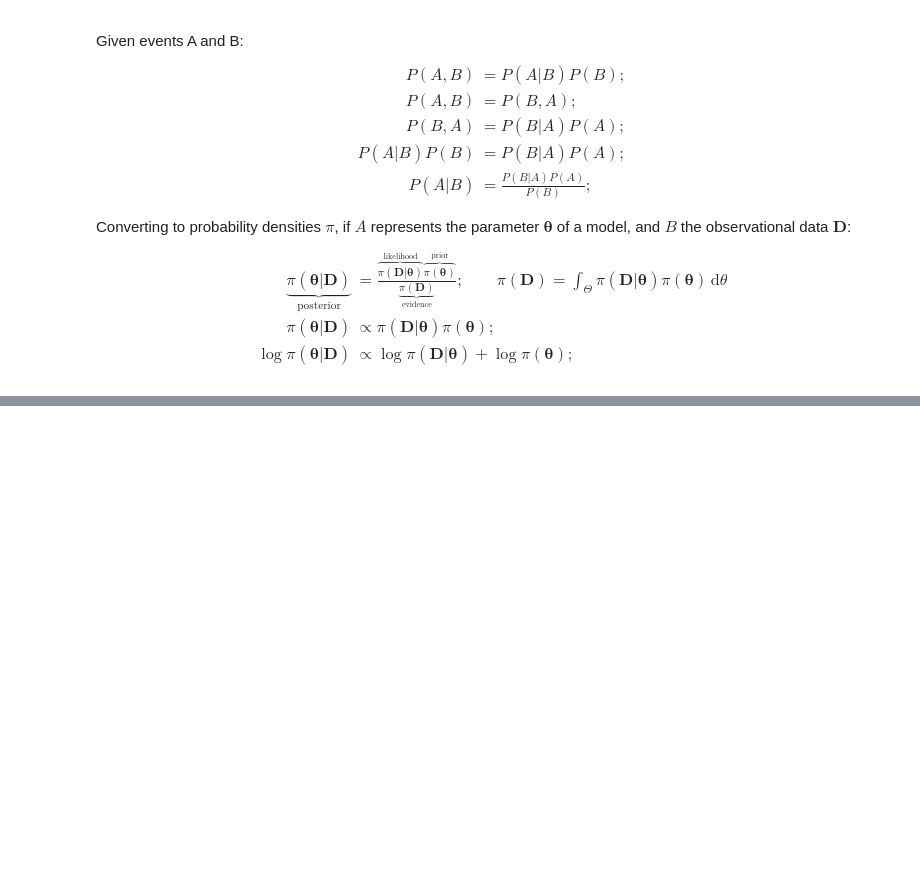
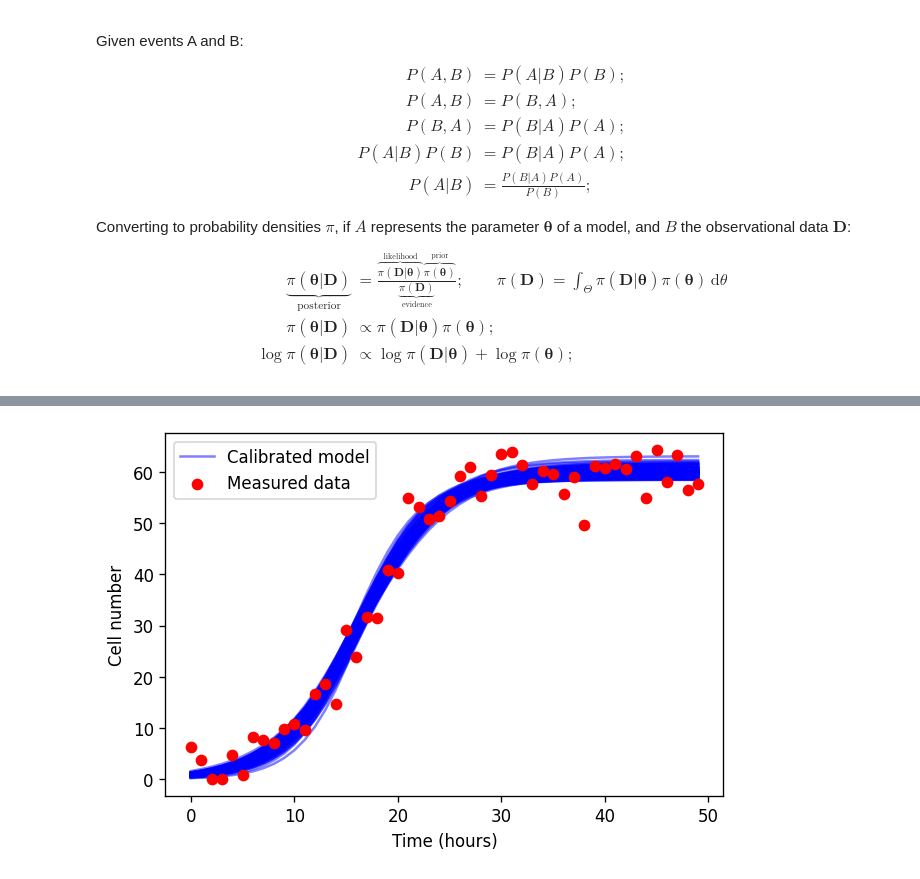
Before and after one commit to Ernesto-Lima/VeraoLNCC2021, a Jupyter notebook: day03_calibration.ipynb, the cells around one changed output, grey strips where cells are left out. Cells and saved outputs as stored; diff of their text form; code cells hidden in the pictures; blank space fills up the shorter version.

```diff
--- a/day03_calibration.ipynb
+++ b/day03_calibration.ipynb
@@ -192,17 +227,19 @@ fig = corner.corner(flat_samples, labels=labels, truths=[true_growth, true_carry
 # %%
 fig, ax = plt.subplots(dpi=120)
 inds = np.random.randint(len(flat_samples), size=100)
 for ind in inds:
     sample = flat_samples[ind]
     y_sp = odeint(control_tumor, t=times, y0=sample[3], args=tuple([[sample[0],sample[1]]]))
     plt.plot(times, y_sp, 'blue', alpha=0.5)
 plt.plot(times, y_sp, label='Calibrated model', color='blue', alpha=0.5)
 plt.scatter(times, yobs, zorder=100, label='Measured data', color='red')
-plt.legend(loc='lower right')
+plt.legend()
 plt.xlabel('Time (hours)')
 plt.ylabel('Cell number');
 #plt.savefig("bc_fit.pdf")
 plt.show()
+# %% [output]
+[figure, added]
 # %%
 for i in range(ndim):
     mcmc = np.percentile(flat_samples[:, i], [16, 50, 84])
```
Also changed, not shown: parts of 13 cells of this notebook.
